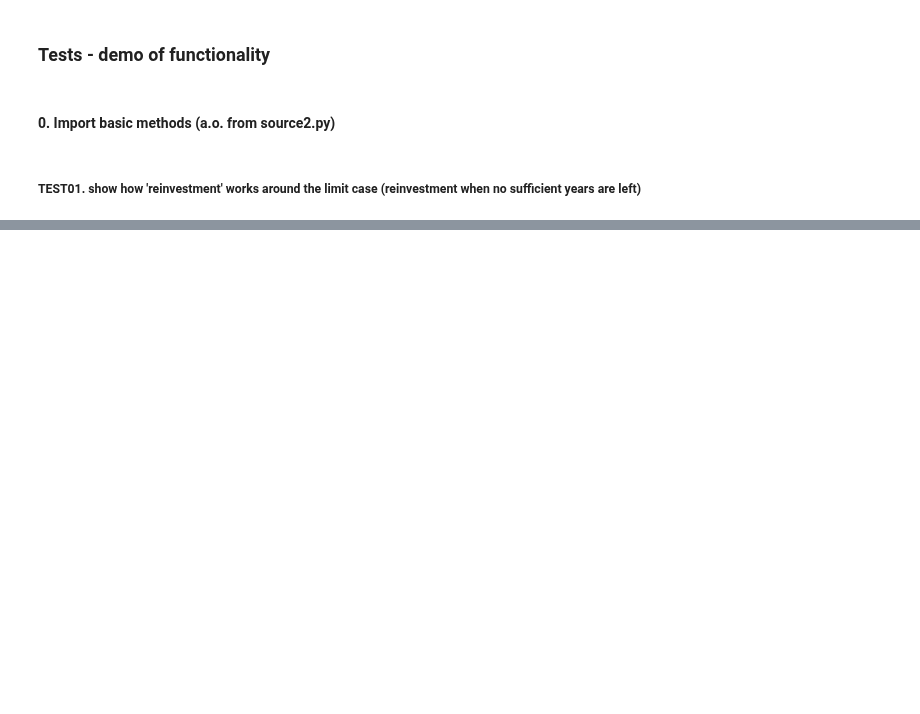
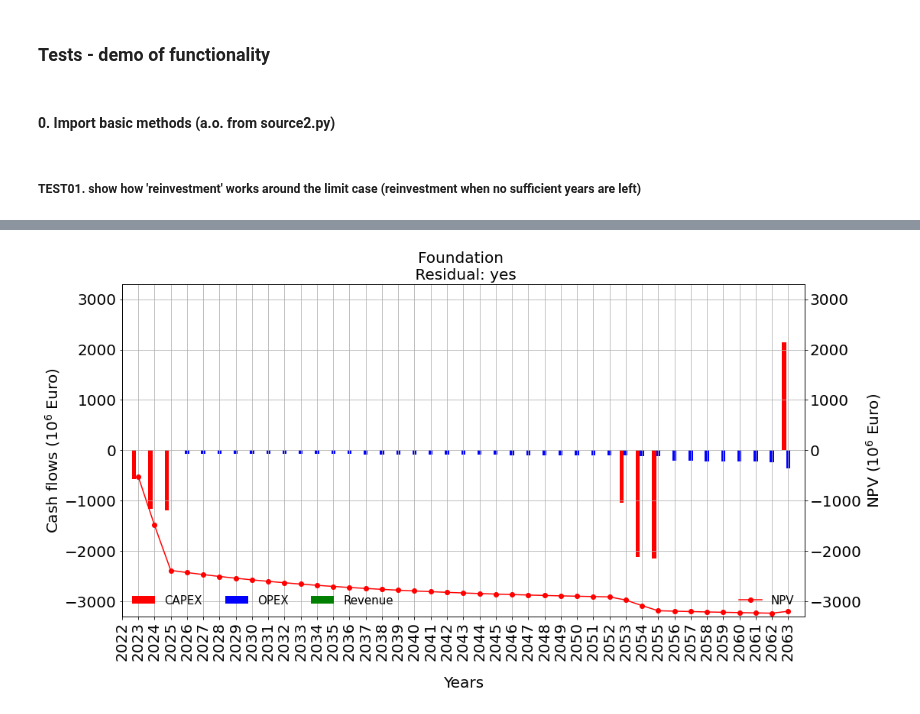
Before and after one commit to VanOord/OpenSCSim, a Jupyter notebook: Tests - demo of functionality.ipynb, the cells around one changed output, grey strips where cells are left out. Drawn from its saved outputs; the diff is of its cells as text; code cells hidden in the pictures; blank space fills up the shorter version.

```diff
--- a/Tests - demo of functionality.ipynb
+++ b/Tests - demo of functionality.ipynb
@@ -41,6 +41,13 @@ display(foundation_data)
 # %%
 # create Foundation object
 Foundation = Object(**foundation_data)
+# %%
+# case: reinvestment needed in 2053, 2056 allows for the CAPEX spending, next year decommissioning and max residual value
+Foundation.generate_cashflows(startyear=2023, lifecycle=40, debug=False)
+Foundation.df_npv = calculate_npv(Foundation.df, 2023, WACC=0.0984)
+create_npv_plot(Foundation.df_npv, title='Foundation \n Residual: yes' )
+# %% [output]
+[figure, added]
 # %%
 # case: reinvestment needed in 2053, 2054 does NOT allow the investment to pay off at least 1 year
 Foundation.generate_cashflows(startyear=2023, lifecycle=31, debug=False)
```
Also changed, not shown: parts of 5 cells of this notebook, 1 other file.
